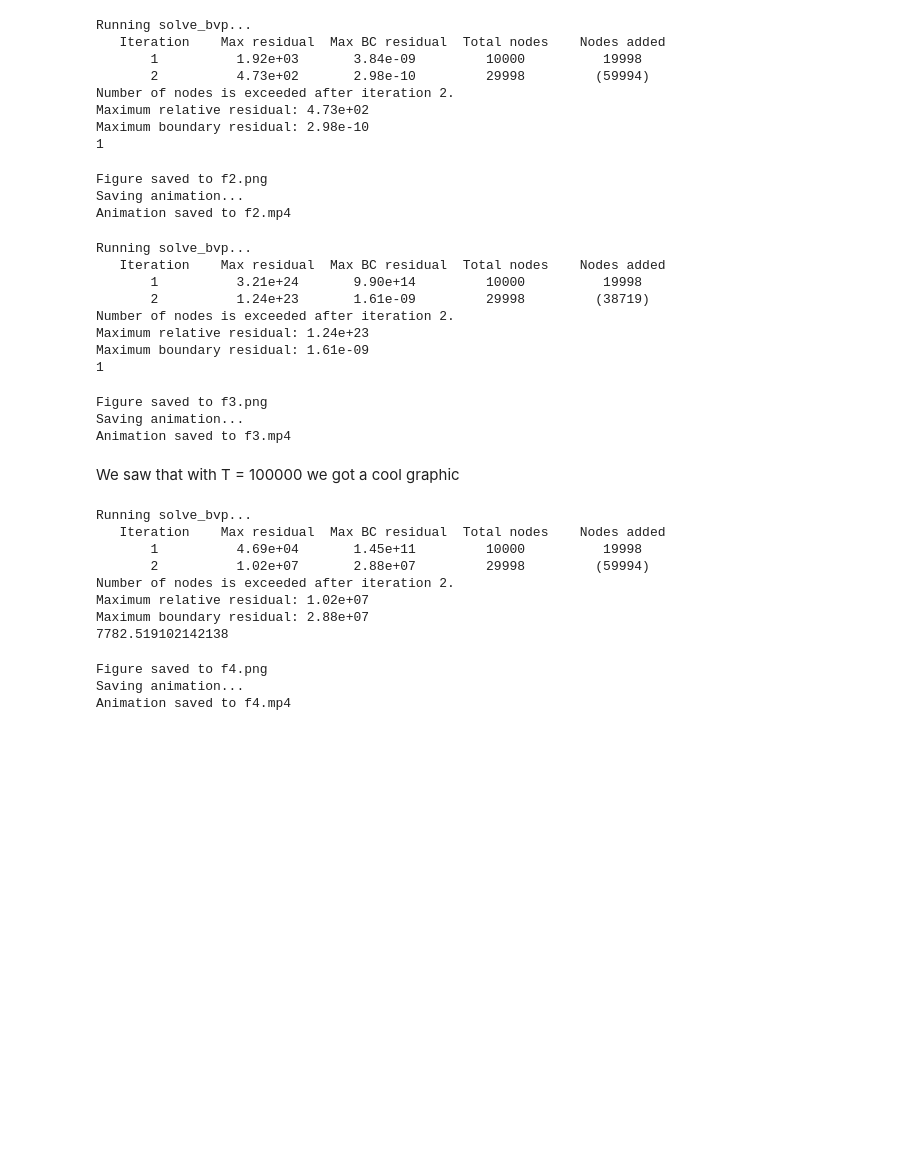
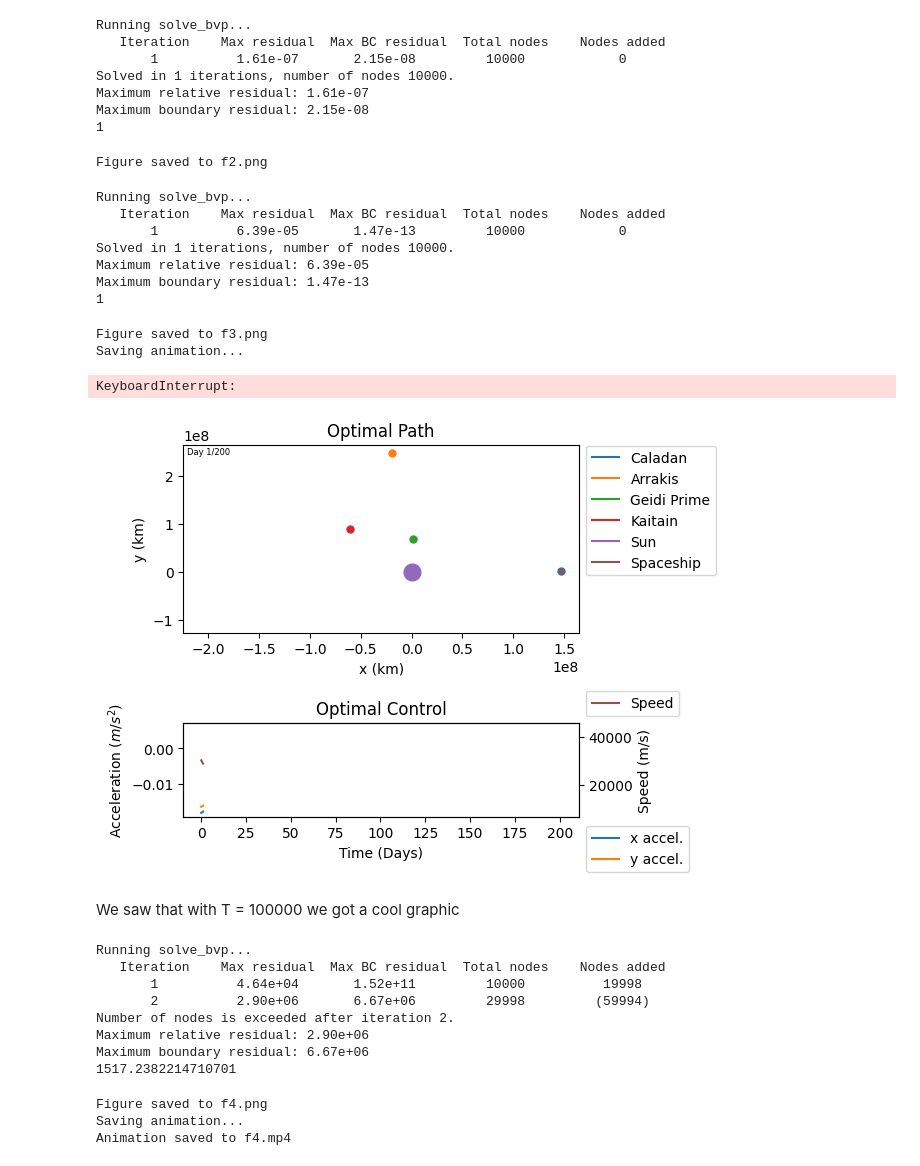
Before and after one commit to CanyonTurtle/cannon-curtis-spencer-tyler-acme, a Jupyter notebook: vol-4/scratch.ipynb, the cells around one changed output. Drawn from its saved outputs; the diff is of its cells as text; code cells hidden in the pictures; blank space fills up the shorter version.

Commit message:
solved conditioning

```diff
--- a/vol-4/scratch.ipynb
+++ b/vol-4/scratch.ipynb
@@ -104,8 +104,8 @@ class Planet:
         t_new = t + self.t0*YEAR_TO_SEC
 
         return (
-            self.offset[0] if self.offset is not None else np.zeros_like(t_new)
-            + self.R1*np.cos(self.omega*t_new) if self.R is not None else np.zeros_like(t_new)
+            (np.ones_like(t_new)*self.offset[0] if self.offset is not None else np.zeros_like(t_new))
+            + (self.R1*np.cos(self.omega*t_new) if self.R is not None else np.zeros_like(t_new))
         )
 
     def py(self,t):
@@ -119,8 +119,8 @@ class Planet:
         # t_new = self.YEAR_TO_SEC*t_new#convert from years to seconds
         t_new = t + self.t0*YEAR_TO_SEC
         return (
-            self.offset[1] if self.offset is not None else np.zeros_like(t_new)
-            + self.R2*np.sin(self.omega*t_new) if self.R is not None else np.zeros_like(t_new)
+            (np.ones_like(t_new)*self.offset[1] if self.offset is not None else np.zeros_like(t_new))
+            + (self.R2*np.sin(self.omega*t_new) if self.R is not None else np.zeros_like(t_new))
         )
 
     def velocity_vector(self,t):
@@ -338,6 +338,7 @@ def best_path(
     # this stores a list of planets with each planet's mass and position with [mass, pos_x, pos_y]
 
     def norm(sx, sy, px, py):
+
         return ((sx-px)**2 + (sy-py)**2)**(1/2)
 
     # G=0.1
@@ -369,20 +370,25 @@ def best_path(
         dp2 = 0
 
         for planet in planets:
-            dist = norm(sx, sy, planet.px(t), planet.py(t))
+            px_t = planet.px(t)
+            py_t = planet.py(t)
+            dist = np.linalg.norm(np.array([sx-px_t, sy - py_t]))
             dist3 = dist**3
             dist5 = dist**5
             dx = sx - planet.px(t)
             dy = sy - planet.py(t)
 
-            ddsx += planet.mass*dx/dist3
-            ddsy += planet.mass*dy/dist3
+            # DO these in log space.
+            # ddsx += planet.mass*dx/dist3
+            # ddsy += planet.mass*dy/dist3
+            ddsx += dx*np.exp(np.log(planet.mass) - np.log(dist3))
+            ddsy += dy*np.exp(np.log(planet.mass) - np.log(dist3))
 
-            dp1 += planet.mass/dist3 - 3*planet.mass*dx**2/dist5
-            dp2 += planet.mass/dist3 - 3*planet.mass*dy**2/dist5
+            dp1 += np.exp(np.log(planet.mass) - np.log(dist3)) - 3*dx**2*np.exp(np.log(planet.mass) - np.log(dist5))
+            dp2 += np.exp(np.log(planet.mass) - np.log(dist3)) - 3*dy**2*np.exp(np.log(planet.mass) - np.log(dist5))
 
         ddsx = -G * ddsx + p3/2
-        ddsy = -G * ddsx + p4/2
+        ddsy = -G * ddsy + p4/2
 
         dp1 = p3*G*dp1
         dp2 = p4*G*dp2
@@ -446,48 +452,46 @@ animate(
     ),
     inner_planets_no_sun,
     figname='f2.png',
-    animname="f2.mp4",
+    # animname="f2.mp4",
     # fig_suptitle="Figure 2: Fixed-time Caladan to Arrakis"
 )
 # %% [output]
 Running solve_bvp...
    Iteration    Max residual  Max BC residual  Total nodes    Nodes added
-       1          1.92e+03       3.84e-09         10000          19998
-       2          4.73e+02       2.98e-10         29998         (59994)
-Number of nodes is exceeded after iteration 2.
-Maximum relative residual: 4.73e+02
-Maximum boundary residual: 2.98e-10
+       1          1.61e-07       2.15e-08         10000            0
+Solved in 1 iterations, number of nodes 10000.
+Maximum relative residual: 1.61e-07
+Maximum boundary residual: 2.15e-08
 1
 Figure saved to f2.png
-Saving animation...
-Animation saved to f2.mp4
 # %%
+planets_with_sun = inner_planets_no_sun + [
+    Planet(name='Sun',mass=5.9722e30,R=None, velocity = 29.78e3,t0=0.4,radius=6378e3),
+]
 # #Test it with the planets class:
 animate(
     *best_path(
-        inner_planets_no_sun + [
-            Planet("Sun", 1.6e30, None, 2e3, 600000e3, 0)
-        ],
+        planets_with_sun,
         0.55,
-
+        max_nodes=50000,
     ),
-    inner_planets_no_sun,
+    planets_with_sun,
     figname='f3.png',
     animname="f3.mp4",
     # fig_suptitle="Figure 3: Fixed-time with Sun"
 )
 # %% [output]
 Running solve_bvp...
    Iteration    Max residual  Max BC residual  Total nodes    Nodes added
-       1          3.21e+24       9.90e+14         10000          19998
-       2          1.24e+23       1.61e-09         29998         (38719)
-Number of nodes is exceeded after iteration 2.
-Maximum relative residual: 1.24e+23
-Maximum boundary residual: 1.61e-09
+       1          6.39e-05       1.47e-13         10000            0
+Solved in 1 iterations, number of nodes 10000.
+Maximum relative residual: 6.39e-05
+Maximum boundary residual: 1.47e-13
 1
 Figure saved to f3.png
 Saving animation...
-Animation saved to f3.mp4
+KeyboardInterrupt:
+[figure, added]
 # %% [markdown]
 We saw that with T = 100000 we got a cool graphic
 # %%
@@ -660,12 +664,12 @@ animate(
 # %% [output]
 Running solve_bvp...
    Iteration    Max residual  Max BC residual  Total nodes    Nodes added
-       1          4.69e+04       1.45e+11         10000          19998
-       2          1.02e+07       2.88e+07         29998         (59994)
+       1          4.64e+04       1.52e+11         10000          19998
+       2          2.90e+06       6.67e+06         29998         (59994)
 Number of nodes is exceeded after iteration 2.
-Maximum relative residual: 1.02e+07
-Maximum boundary residual: 2.88e+07
-7782.519102142138
+Maximum relative residual: 2.90e+06
+Maximum boundary residual: 6.67e+06
+1517.2382214710701
 Figure saved to f4.png
 Saving animation...
 Animation saved to f4.mp4
```
Also changed, not shown: parts of 2 cells of this notebook, 10 other files.
